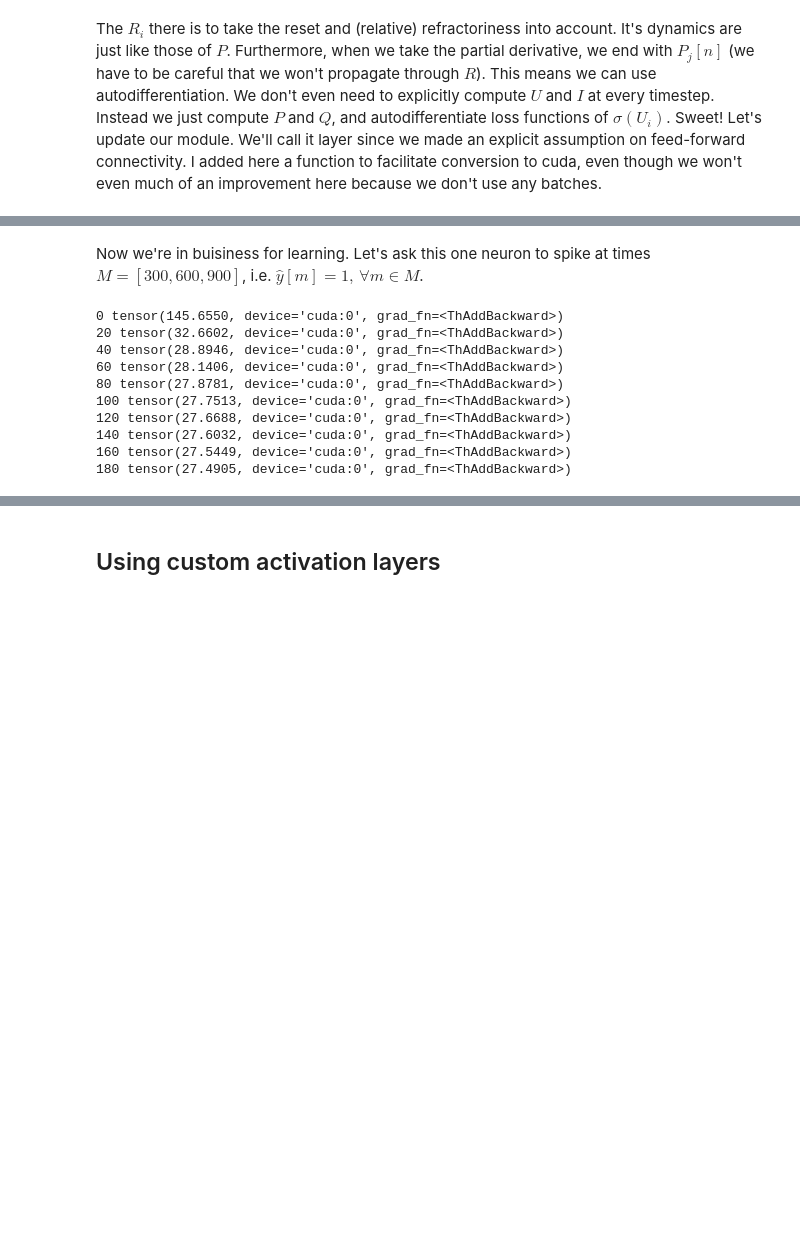
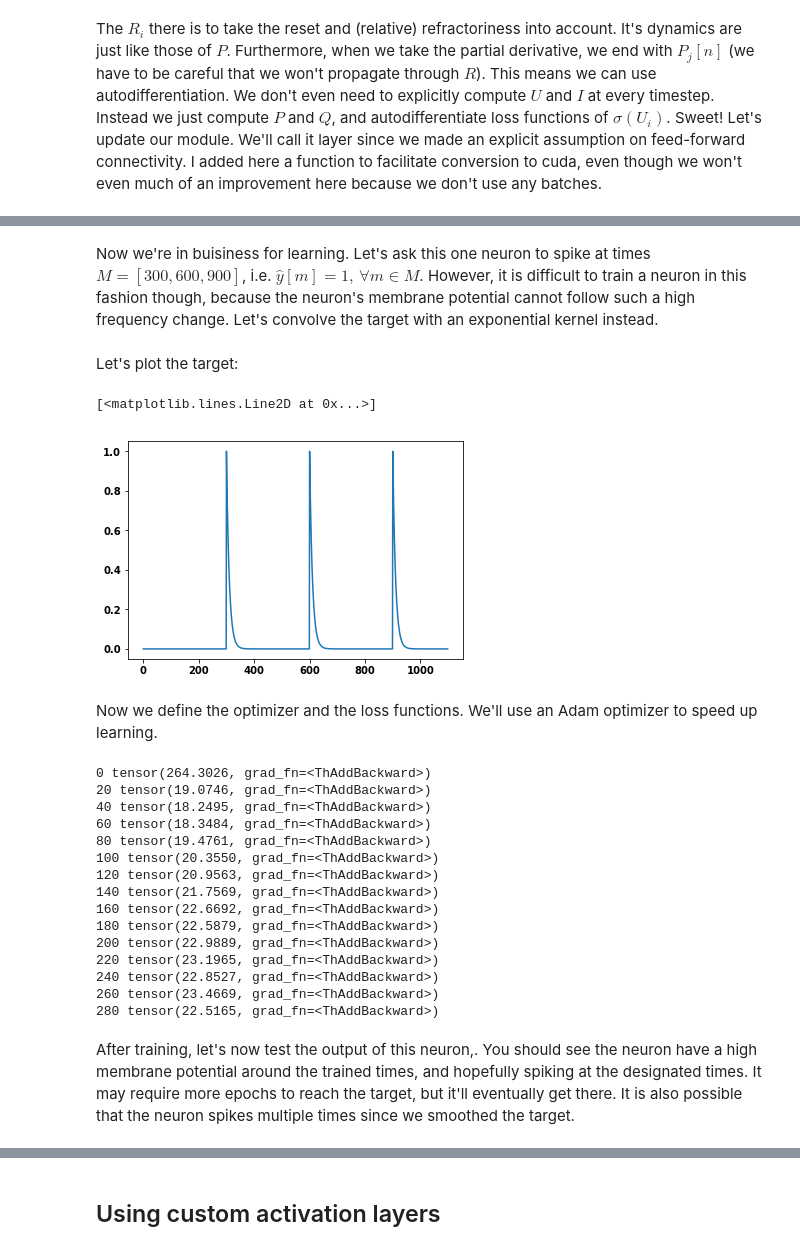
Before and after one commit to nmi-lab/dcll, a Jupyter notebook: tutorials/dcll_tutorial1.ipynb, the cells around one changed output, grey strips where cells are left out. Cells and saved outputs as stored; diff of their text form; code cells hidden in the pictures; blank space fills up the shorter version.

```diff
--- a/tutorials/dcll_tutorial1.ipynb
+++ b/tutorials/dcll_tutorial1.ipynb
@@ -258,2 +273,2 @@ plt.plot(Rprobe)
 # %% [markdown]
-Now we're in buisiness for learning. Let's ask this one neuron to spike at times $M=[300,600,900]$, i.e. $\hat{y}[m]=1,\, \forall m \in M$.
+Now we're in buisiness for learning. Let's ask this one neuron to spike at times $M=[300,600,900]$, i.e. $\hat{y}[m]=1,\, \forall m \in M$. However, it is difficult to train a neuron in this fashion though, because the neuron's membrane potential cannot follow such a high frequency change. Let's convolve the target with an exponential kernel instead.
@@ -260,28 +285,42 @@ Now we're in buisiness for learning. Let's ask this one neuron to spike at times
+# %% [markdown]
+Let's plot the target:
+# %%
+plt.plot(yhat)
+# %% [output]
+[<matplotlib.lines.Line2D at 0x...>]
+[figure, added]
+# %% [markdown]
+Now we define the optimizer and the loss functions. We'll use an Adam optimizer to speed up learning.
 # %%
-yhat = torch.zeros(1000)
-yhat[300:310]=1; yhat[600:610]=1; yhat[900:910]=1;
 mse_loss = torch.nn.MSELoss()
-opt = torch.optim.Adam(layer1.parameters(), lr=1e-4) #lr is the learning rate
+opt = torch.optim.Adam(layer1.parameters(), lr=1e-6, betas=[0., .95]) #lr is the learning rate
 
-for e in range(200):
+for e in range(300):
     loss_hist = 0
-    for n in range(1000):
-        state, u = layer1.forward(Sin[n].cuda())
-        loss_t = mse_loss(F.sigmoid(u).cuda(),yhat[n].cuda())
+    for n in range(T):
+        state, u = layer1.forward(Sin[n].to(device))
+        loss_t = mse_loss(F.sigmoid(u).to(device),yhat_t[n])
         loss_t.backward()
         opt.step()
         opt.zero_grad()
         loss_hist += loss_t
     if (e%20)==0: print(e, loss_hist)
 # %% [output]
-0 tensor(145.6550, device='cuda:0', grad_fn=<ThAddBackward>)
-20 tensor(32.6602, device='cuda:0', grad_fn=<ThAddBackward>)
-40 tensor(28.8946, device='cuda:0', grad_fn=<ThAddBackward>)
-60 tensor(28.1406, device='cuda:0', grad_fn=<ThAddBackward>)
-80 tensor(27.8781, device='cuda:0', grad_fn=<ThAddBackward>)
-100 tensor(27.7513, device='cuda:0', grad_fn=<ThAddBackward>)
-120 tensor(27.6688, device='cuda:0', grad_fn=<ThAddBackward>)
-140 tensor(27.6032, device='cuda:0', grad_fn=<ThAddBackward>)
-160 tensor(27.5449, device='cuda:0', grad_fn=<ThAddBackward>)
-180 tensor(27.4905, device='cuda:0', grad_fn=<ThAddBackward>)
+0 tensor(264.3026, grad_fn=<ThAddBackward>)
+20 tensor(19.0746, grad_fn=<ThAddBackward>)
+40 tensor(18.2495, grad_fn=<ThAddBackward>)
+60 tensor(18.3484, grad_fn=<ThAddBackward>)
+80 tensor(19.4761, grad_fn=<ThAddBackward>)
+100 tensor(20.3550, grad_fn=<ThAddBackward>)
+120 tensor(20.9563, grad_fn=<ThAddBackward>)
+140 tensor(21.7569, grad_fn=<ThAddBackward>)
+160 tensor(22.6692, grad_fn=<ThAddBackward>)
+180 tensor(22.5879, grad_fn=<ThAddBackward>)
+200 tensor(22.9889, grad_fn=<ThAddBackward>)
+220 tensor(23.1965, grad_fn=<ThAddBackward>)
+240 tensor(22.8527, grad_fn=<ThAddBackward>)
+260 tensor(23.4669, grad_fn=<ThAddBackward>)
+280 tensor(22.5165, grad_fn=<ThAddBackward>)
+# %% [markdown]
+After training, let's now test the output of this neuron,. You should see the neuron have a high membrane potential around the trained times, and hopefully spiking at the designated times. It may require more epochs to reach the target, but it'll eventually get there. It is also possible that the neuron spikes multiple times since we smoothed the target.
 # %%
```
Also changed, not shown: parts of 23 cells of this notebook.
